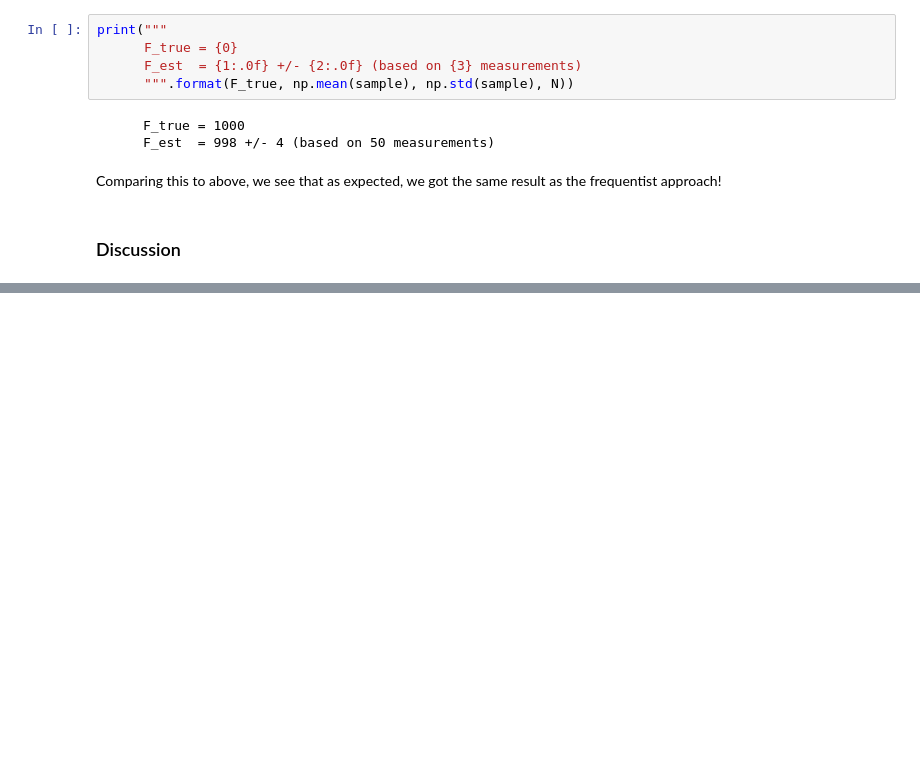
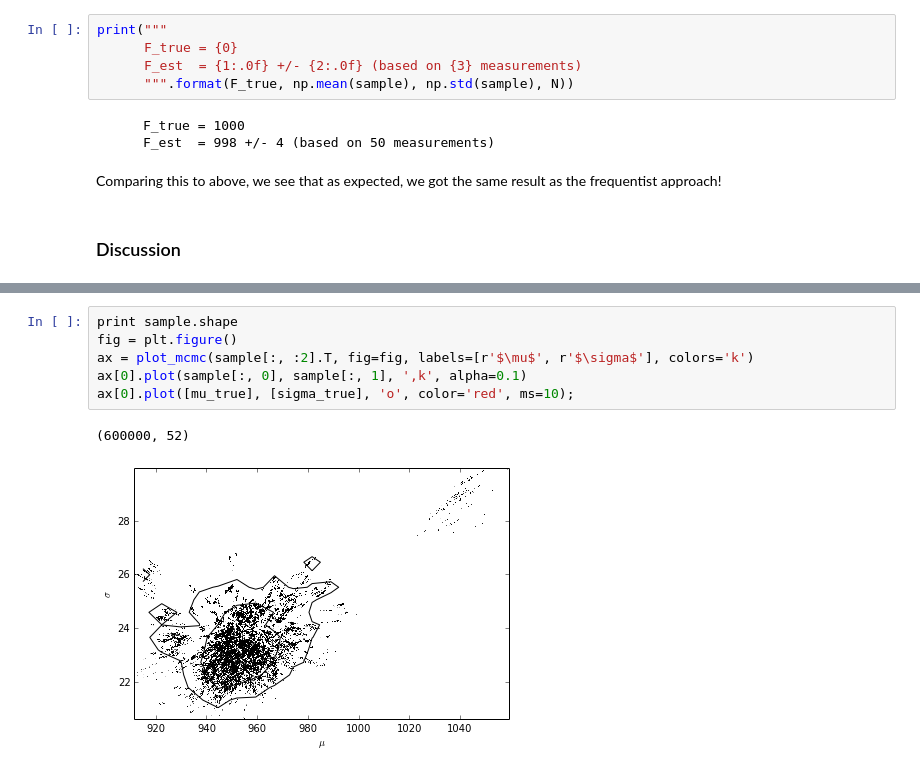
Before and after one commit to jakevdp/FreqBayes, a Jupyter notebook: FreqBayes.ipynb, the cells around one changed output, grey strips where cells are left out. Cells and saved outputs as stored; diff of their text form; blank space fills up the shorter version.

```diff
--- a/FreqBayes.ipynb
+++ b/FreqBayes.ipynb
@@ -207,0 +401,9 @@ Now, this Bayesian method might seem a little bit over-complicated, and in this
+# %%
+print sample.shape
+fig = plt.figure()
+ax = plot_mcmc(sample[:, :2].T, fig=fig, labels=[r'$\mu$', r'$\sigma$'], colors='k')
+ax[0].plot(sample[:, 0], sample[:, 1], ',k', alpha=0.1)
+ax[0].plot([mu_true], [sigma_true], 'o', color='red', ms=10);
+# %% [output]
+(600000, 52)
+[figure, added]
```
Also changed, not shown: parts of 21 cells of this notebook.
